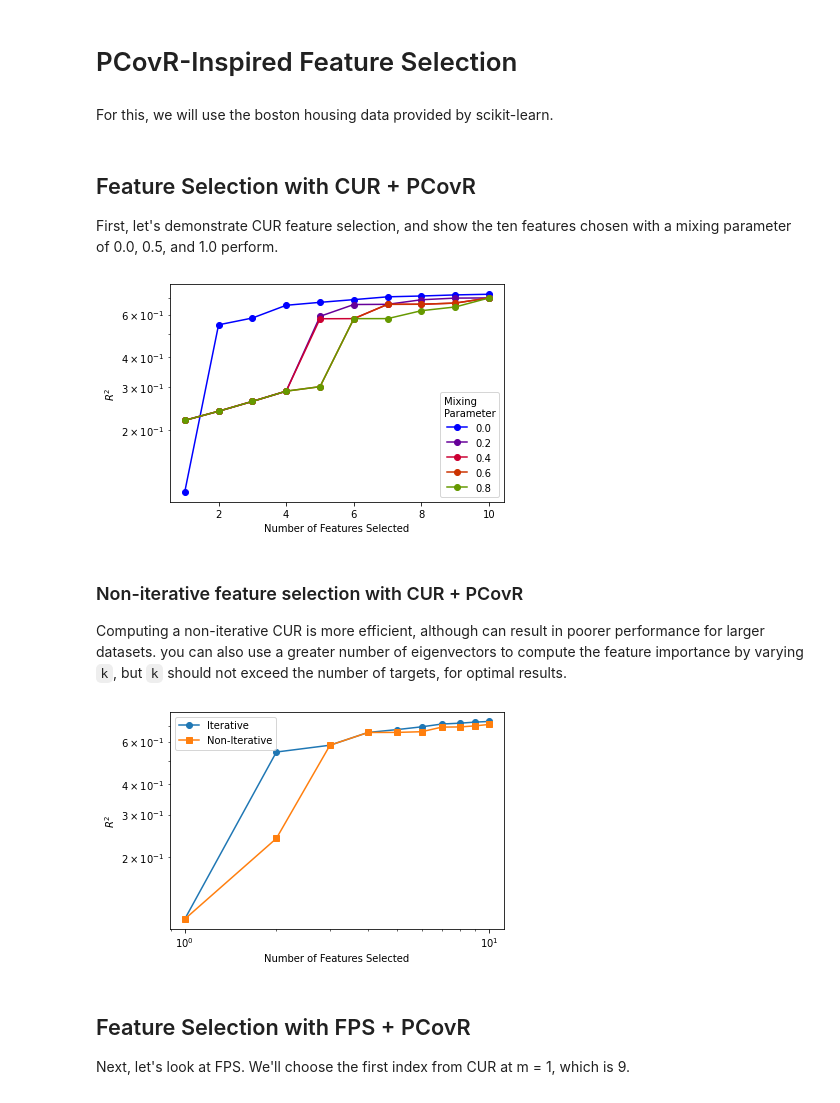
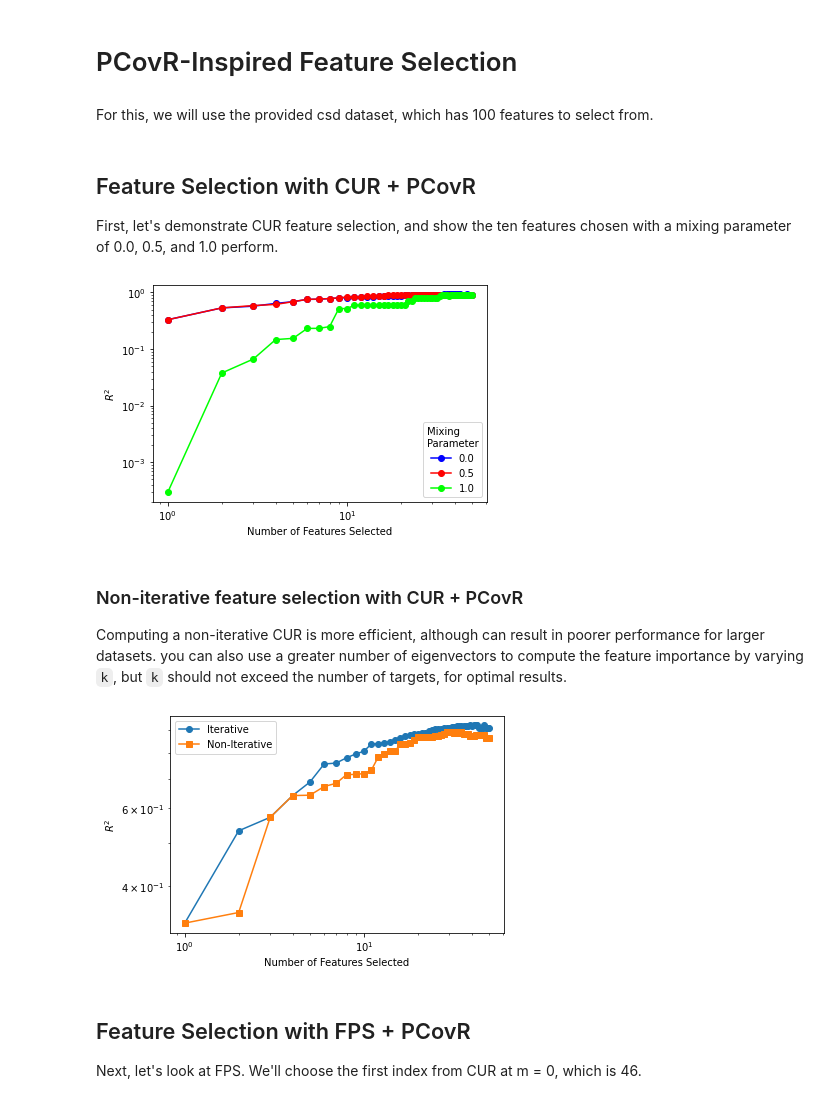
Before and after one commit to scikit-learn-contrib/scikit-matter, a Jupyter notebook: examples/FeatureSelection.ipynb, the cells around one changed output. Drawn from its saved outputs; the diff is of its cells as text; code cells hidden in the pictures.

Commit message:
Remove boston (#121)
* Removed boston dataset from tests and examples`

* Update test_kernel_pcovr.py

* Update Selectors-Pipelines.ipynb

```diff
--- a/examples/FeatureSelection.ipynb
+++ b/examples/FeatureSelection.ipynb
@@ -16,46 +18,48 @@ from skcosmo.feature_selection import PCovCUR, PCovFPS
 
 cmap = cm.brg
 # %% [markdown]
-For this, we will use the boston housing data provided by scikit-learn.
+For this, we will use the provided csd dataset, which has 100 features to select from.
 # %%
-X, y = load_boston(return_X_y=True)
-y = y.reshape(X.shape[0], -1)
+X, y = load_csd_1000r(return_X_y=True)
+X = StandardFlexibleScaler(column_wise=False).fit_transform(X)
+y = StandardScaler().fit_transform(y.reshape(X.shape[0], -1))
+# %%
+n = X.shape[-1]//2
+lr = RidgeCV(cv=2, alphas=np.logspace(-10,1), fit_intercept=False)
 # %% [markdown]
 ## Feature Selection with CUR + PCovR
 First, let's demonstrate CUR feature selection, and show the ten features chosen with a mixing parameter of 0.0, 0.5, and 1.0 perform.
 # %%
-n = 10
-lr = LR()
+for m in np.arange(0, 1.01, 0.5, dtype=np.float32):
 
-for m in np.arange(0, 1.0, 0.2, dtype=np.float32):
+    if m < 1.0:
+        idx = PCovCUR(mixing=m, n_to_select=n).fit(X, y).selected_idx_
+    else:
+        idx = CUR(n_to_select=n).fit(X, y).selected_idx_
 
-    idx = PCovCUR(mixing=m, n_to_select=n).fit(X, y).selected_idx_
-
-    plt.semilogy(
+    plt.loglog(
         range(1, n + 1),
         np.array(
             [
                 lr.fit(X[:, idx[: ni + 1]], y).score(X[:, idx[: ni + 1]], y)
                 for ni in range(n)
             ]
         ),
         label=m,
         c=cmap(m),
         marker="o",
     )
 
 plt.xlabel("Number of Features Selected")
 plt.ylabel(r"$R^2$")
 plt.legend(title="Mixing \nParameter")
 plt.show()
 # %% [output]
-[figure, old version]
+[figure, new version]
 # %% [markdown]
 ### Non-iterative feature selection with CUR + PCovR
 Computing a non-iterative CUR is more efficient, although can result in poorer performance for larger datasets. you can also use a greater number of eigenvectors to compute the feature importance by varying `k`, but `k` should not exceed the number of targets, for optimal results.
 # %%
-n = 10
-lr = LR()
 m = 0.0
 
 
@@ -90,8 +94,8 @@ plt.ylabel(r"$R^2$")
 plt.legend()
 plt.show()
 # %% [output]
-[figure, old version]
+[figure, new version]
 # %% [markdown]
 ## Feature Selection with FPS + PCovR
-Next, let's look at FPS. We'll choose the first index from CUR at m = 1, which is 9.
+Next, let's look at FPS. We'll choose the first index from CUR at m = 0, which is 46.
 # %%
```
Also changed, not shown: parts of 2 cells of this notebook, 15 other files.
